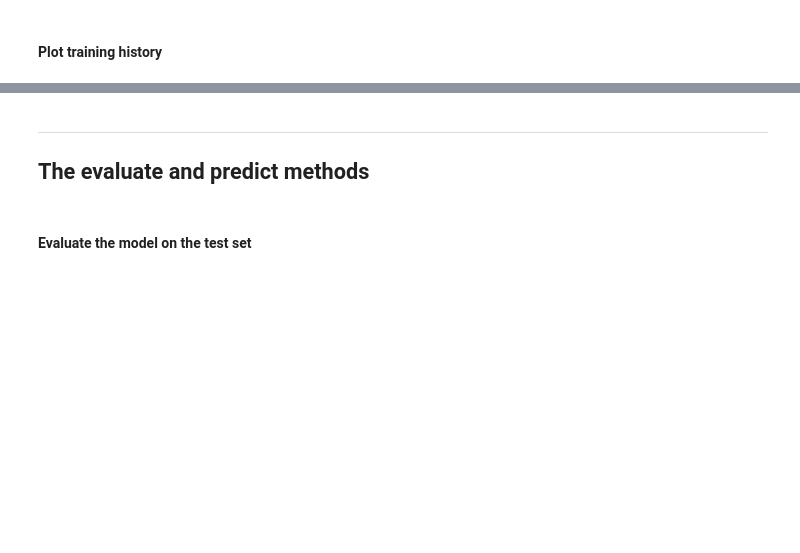
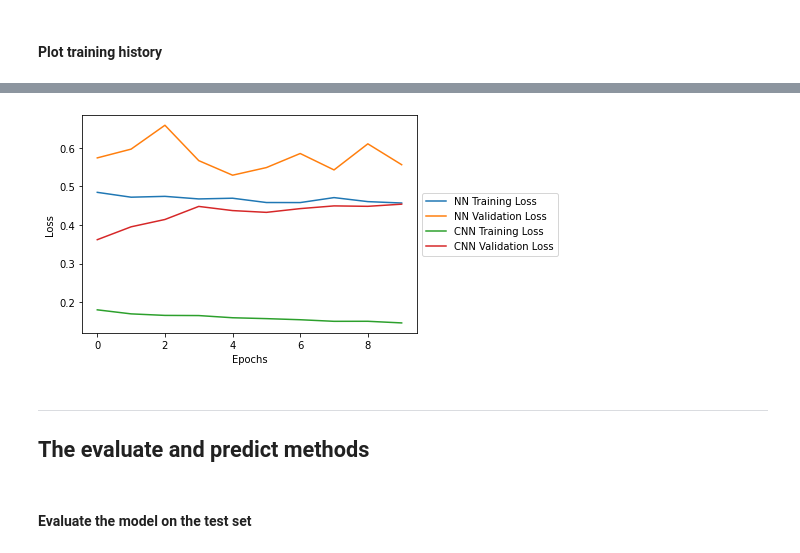
Before and after one commit to vjsurampudi/DeepLearningWithTF2, a Jupyter notebook: NeuralNetworks_with_TF2.ipynb, the cells around one changed output, grey strips where cells are left out. Saved outputs shown, nothing was run; the diff lists cells and outputs as text; code cells hidden in the pictures; blank space fills up the shorter version.

```diff
--- a/NeuralNetworks_with_TF2.ipynb
+++ b/NeuralNetworks_with_TF2.ipynb
@@ -307,3 +480,16 @@ labels = [
+# %%
+# Make a plot for the loss
+
+plt.plot(nn_history_df['loss'].astype('float64'))
+plt.plot(nn_history_df['val_loss'].astype('float64'))
+plt.plot(conv_history_df['loss'].astype('float64'))
+plt.plot(conv_history_df['val_loss'].astype('float64'))
+plt.xlabel('Epochs')
+plt.ylabel('Loss')
+plt.legend(["NN Training Loss","NN Validation Loss", "CNN Training Loss","CNN Validation Loss"],loc='center left', bbox_to_anchor=(1, 0.5))
+plt.show()
+# %% [output]
+[figure, added]
 # %% [markdown]
 ***
 <a id="coding_tutorial_5"></a>
```
Also changed, not shown: parts of 29 cells of this notebook.
